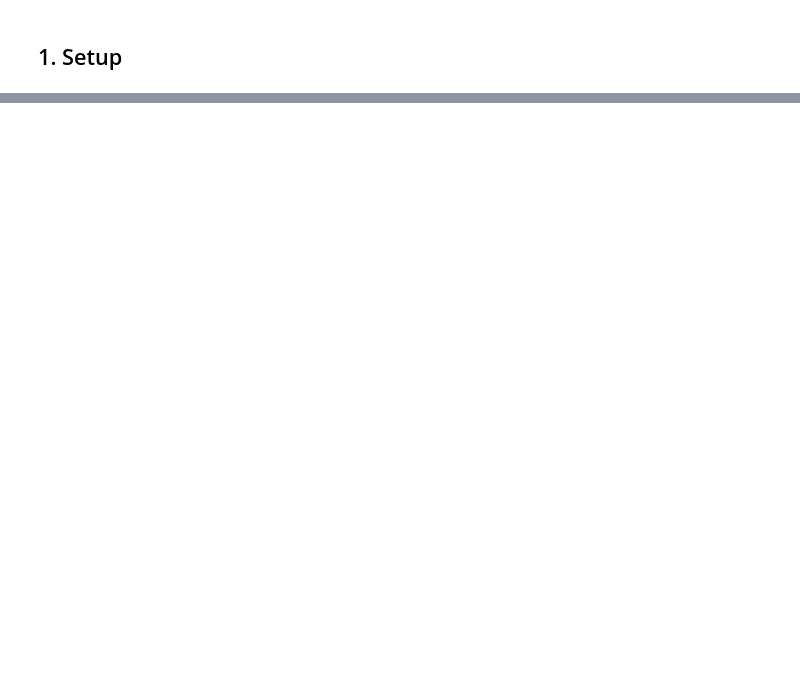
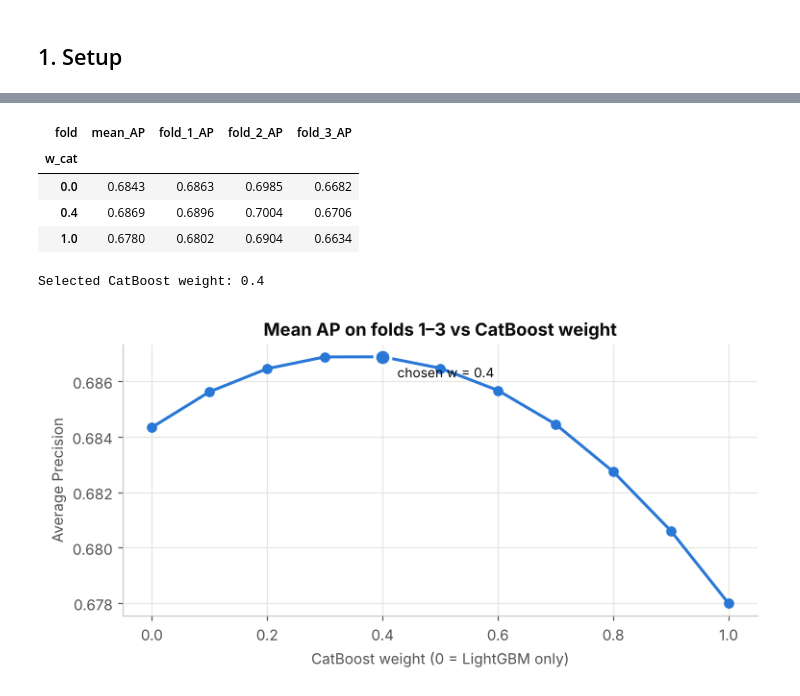
Before and after one commit to khorunzhaviktoriia/ml_mini_project, a Jupyter notebook: models/boosting.ipynb, the cells around one changed output, grey strips where cells are left out. Saved outputs shown, nothing was run; the diff lists cells and outputs as text; code cells hidden in the pictures; blank space fills up the shorter version.

```diff
--- a/models/boosting.ipynb
+++ b/models/boosting.ipynb
@@ -576,0 +268,17 @@ display(leak)
+# %%
+CAT_ROUNDS = [500, 1000, 1500]
+rows, cat_preds, t0 = [], {}, time.time()
+for k, (tr, va) in enumerate(search_cv, 1):
+    preds, _ = cat_staged(X.iloc[tr], y.iloc[tr], X.iloc[va], CAT_ROUNDS)
+    cat_preds[k] = preds
+    for r, p in preds.items():
+        rows.append(dict(rounds=r, fold=k, ap=average_precision_score(y.iloc[va], p)))
+    print(f"fold {k} done ({time.time() - t0:.0f}s)")
+cat_table = pd.DataFrame(rows).pivot_table(index="rounds", columns="fold", values="ap").rename(columns=lambda k: f"fold_{k}_AP")
+cat_table.insert(0, "mean_AP", cat_table.mean(axis=1))
+display(cat_table.round(4))
+cat_table.to_csv(OUT / "cat_search.csv")
+CAT_ROUNDS_BEST = int(cat_table.mean_AP.idxmax())
+for k in range(1, len(search_cv) + 1):
+    oof_search[("cat", k)] = cat_preds[k][CAT_ROUNDS_BEST]
+print(f"Selected CatBoost: {CAT_ROUNDS_BEST} trees")
@@ -576,0 +295,30 @@ display(leak)
+# %%
+WEIGHTS = np.round(np.arange(0, 1.01, 0.1), 1)
+rows = []
+for w in WEIGHTS:
+    for k, (_, va) in enumerate(search_cv, 1):
+        p = (1 - w) * oof_search[("lgb", k)] + w * oof_search[("cat", k)]
+        rows.append(dict(w_cat=w, fold=k, ap=average_precision_score(y.iloc[va], p)))
+blend_table = pd.DataFrame(rows).pivot_table(index="w_cat", columns="fold", values="ap").rename(columns=lambda k: f"fold_{k}_AP")
+blend_table.insert(0, "mean_AP", blend_table.mean(axis=1))
+W_CAT = float(blend_table.mean_AP.idxmax())
+blend_table.to_csv(OUT / "blend_search.csv")
+display(blend_table.loc[[0.0, W_CAT, 1.0]].round(4))
+print(f"Selected CatBoost weight: {W_CAT}")
+
+fig, ax = plt.subplots(figsize=(7, 3.6))
+ax.plot(blend_table.index, blend_table.mean_AP, color=BLUE, marker="o", ms=6)
+ax.scatter([W_CAT], [blend_table.mean_AP.max()], s=120, color=BLUE, edgecolor="white", linewidth=2, zorder=3)
+ax.annotate(f"chosen w = {W_CAT}", (W_CAT, blend_table.mean_AP.max()), textcoords="offset points", xytext=(10, -14), color=INK, fontsize=9)
+ax.set(title="Mean AP on folds 1–3 vs CatBoost weight", xlabel="CatBoost weight (0 = LightGBM only)", ylabel="Average Precision")
+plt.tight_layout()
+plt.savefig(OUT / "blend_weight.png", dpi=150)
+plt.show()
+# %% [output]
+| fold | mean_AP | fold_1_AP | fold_2_AP | fold_3_AP |
+| w_cat |  |  |  |  |
+| 0.0 | 0.6843 | 0.6863 | 0.6985 | 0.6682 |
+| 0.4 | 0.6869 | 0.6896 | 0.7004 | 0.6706 |
+| 1.0 | 0.6780 | 0.6802 | 0.6904 | 0.6634 |
+Selected CatBoost weight: 0.4
+[figure, added]
```
Also changed, not shown: parts of 74 cells of this notebook, 1 other file.
